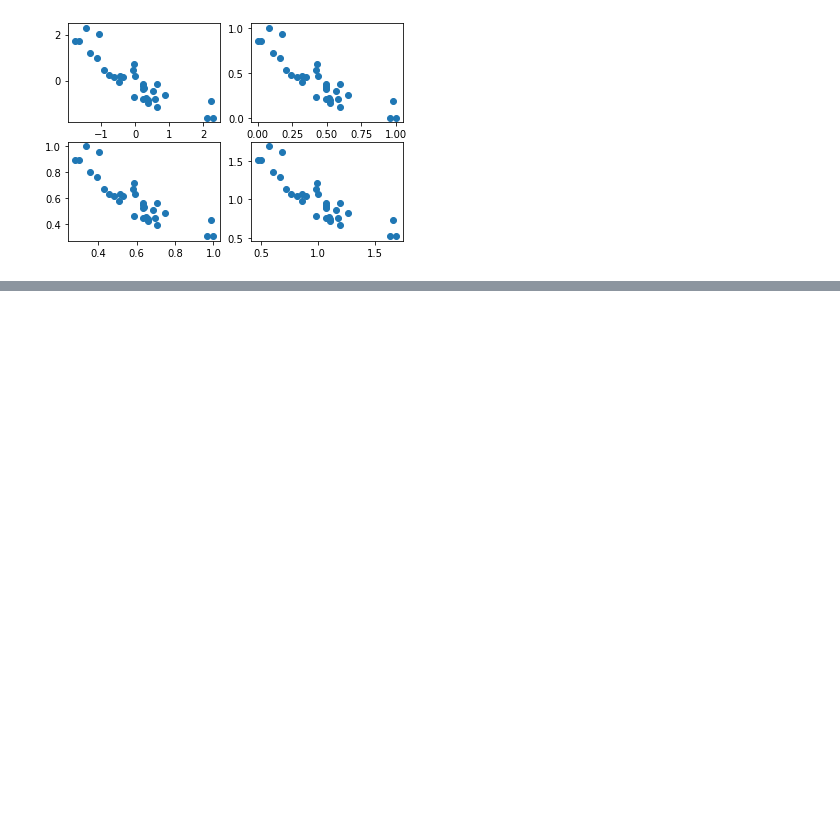
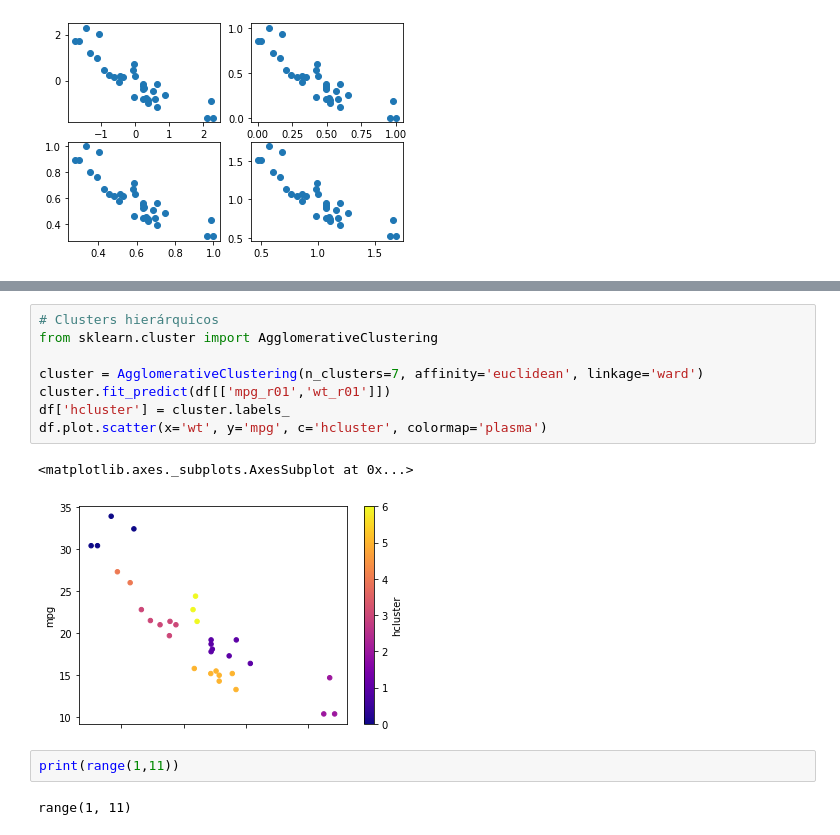
Before and after one commit to diogenesjusto/FIAP-On-Line-Graduation, a Jupyter notebook: code/1_Kmeans.ipynb, the cells around one changed output, grey strips where cells are left out. Drawn from its saved outputs; the diff is of its cells as text; blank space fills up the shorter version.

```diff
--- a/code/1_Kmeans.ipynb
+++ b/code/1_Kmeans.ipynb
@@ -95,0 +108,15 @@ ax4.scatter(df['wt_m1'], df['mpg_m1'])
+# %%
+# Clusters hierárquicos
+from sklearn.cluster import AgglomerativeClustering
+
+cluster = AgglomerativeClustering(n_clusters=7, affinity='euclidean', linkage='ward')
+cluster.fit_predict(df[['mpg_r01','wt_r01']])
+df['hcluster'] = cluster.labels_
+df.plot.scatter(x='wt', y='mpg', c='hcluster', colormap='plasma')
+# %% [output]
+<matplotlib.axes._subplots.AxesSubplot at 0x...>
+[figure, added]
+# %%
+print(range(1,11))
+# %% [output]
+range(1, 11)
```
Also changed, not shown: parts of 2 cells of this notebook.
